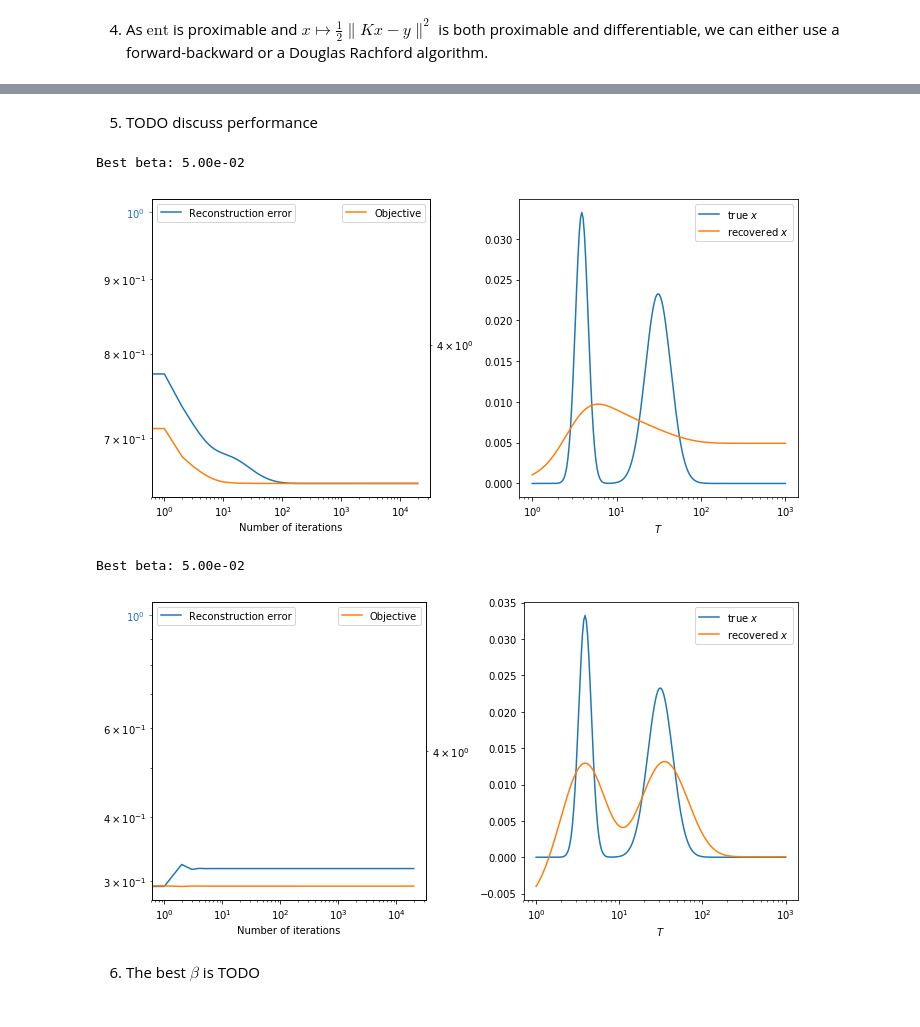
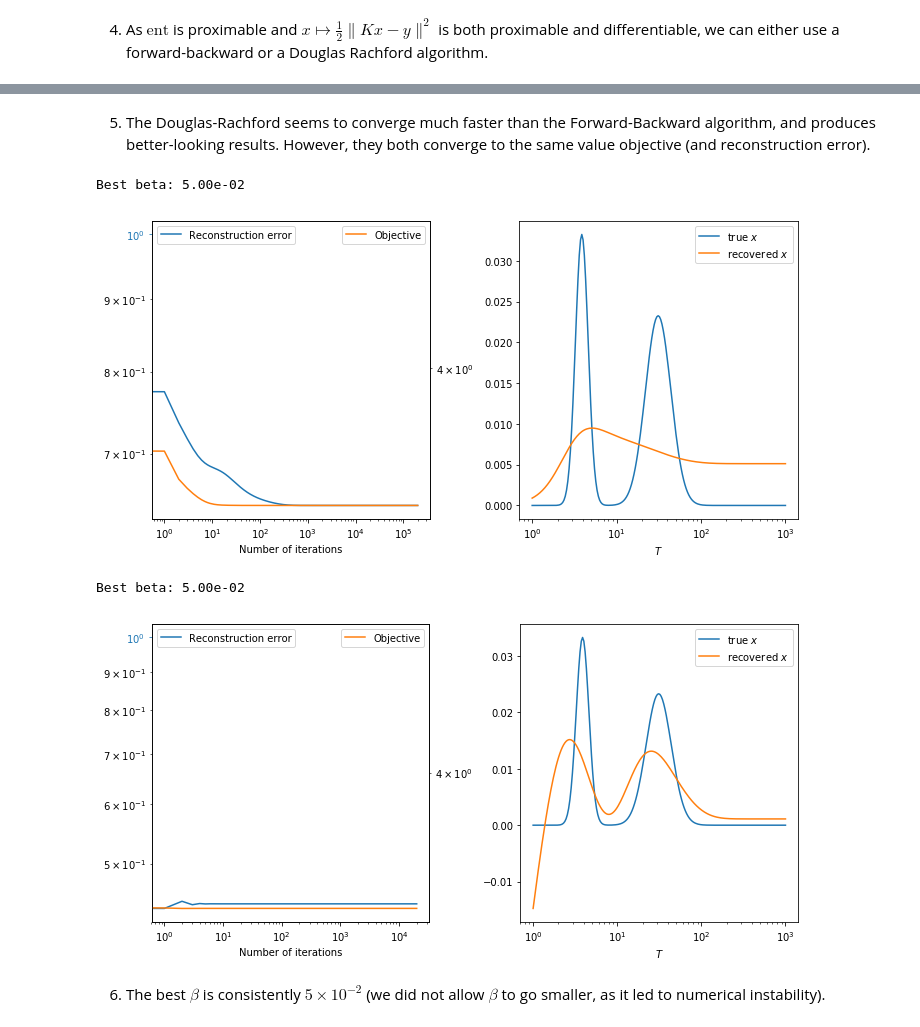
Before and after one commit to ClementLalanne/td2-optim, a Jupyter notebook: Untitled.ipynb, the cells around one changed output, grey strips where cells are left out. Cells and saved outputs as stored; diff of their text form; code cells hidden in the pictures.

```diff
--- a/Untitled.ipynb
+++ b/Untitled.ipynb
@@ -279,15 +279,15 @@ evaluate(douglas_rachford, n_iter=20000, beta=1e-2)
-# %% [markdown]
-5. TODO discuss performance
+# %% [markdown]
+5. The Douglas-Rachford seems to converge much faster than the Forward-Backward algorithm, and produces better-looking results. However, they both converge to the same value objective (and reconstruction error).
 # %%
-evaluate(forward_backward, n_iter=20000, bmin=-1, n_beta=20)
+evaluate(forward_backward_ent, n_iter=200000, bmin=-1, n_beta=20)
 evaluate(douglas_rachford, n_iter=20000, bmin=-1, n_beta=20)
 # %% [output]
 Best beta: 5.00e-02
-[figure, old version]
+[figure, new version]
 Best beta: 5.00e-02
-[figure, old version]
+[figure, new version]
-# %% [markdown]
-6. The best $\beta$ is TODO
+# %% [markdown]
+6. The best $\beta$ is consistently $5 \times {10}^{-2}$ (we did not allow $\beta$ to go smaller, as it led to numerical instability).
 # %%
 plt.figure(figsize=(10,10))
 plt.plot(T, true_x, label='true $x$')
```
Also changed, not shown: parts of 12 cells of this notebook.
